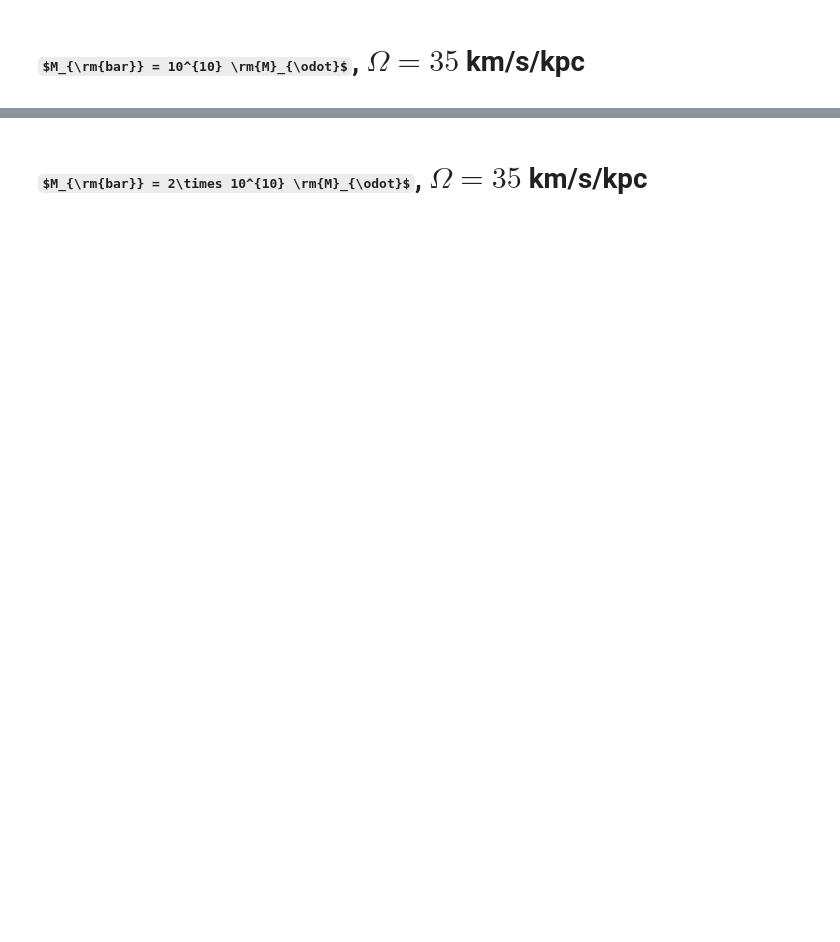
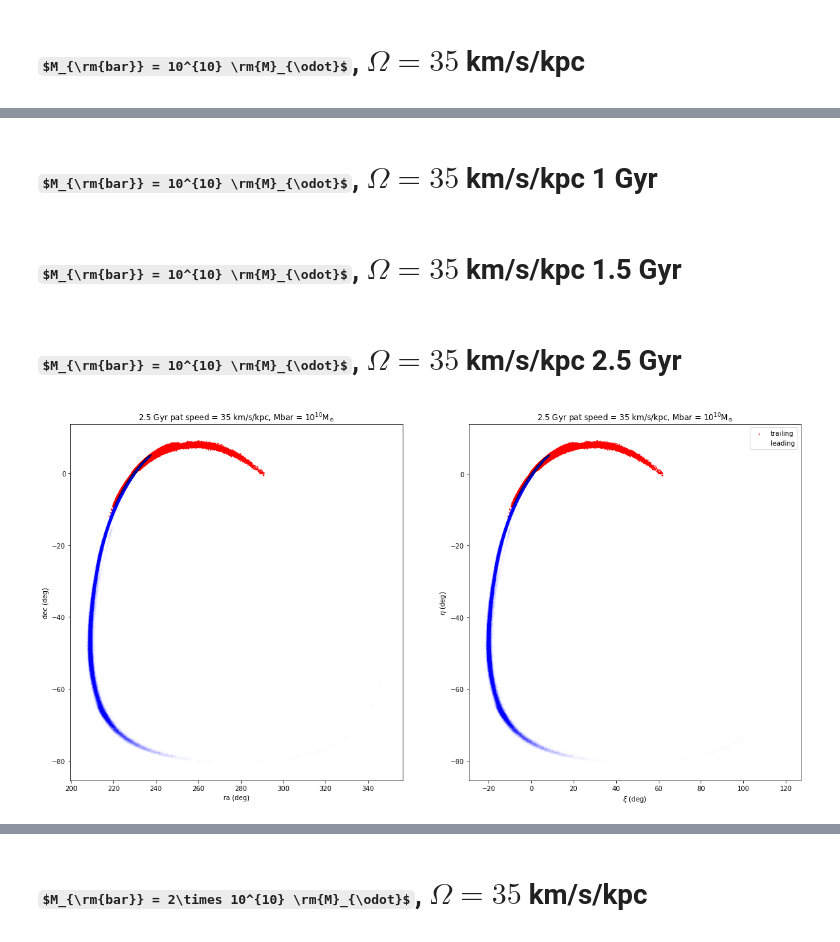
Before and after one commit to nbanik/Baryonic-effects-on-Pal5, a Jupyter notebook: plot_power_spectrum.ipynb, the cells around one changed output, grey strips where cells are left out. Cells and saved outputs as stored; diff of their text form; code cells hidden in the pictures; some formulas as TeX source; blank space fills up the shorter version.

```diff
--- a/plot_power_spectrum.ipynb
+++ b/plot_power_spectrum.ipynb
@@ -209,0 +271,2 @@ plt.show()
+# %% [markdown]
+# $M_{\rm{bar}} = 10^{10} \rm{M}_{\odot}$, $\Omega = 35$ km/s/kpc 1 Gyr
@@ -209,0 +303,2 @@ plt.show()
+# %% [markdown]
+# $M_{\rm{bar}} = 10^{10} \rm{M}_{\odot}$, $\Omega = 35$ km/s/kpc 1.5 Gyr
@@ -209,0 +335,34 @@ plt.show()
+# %% [markdown]
+# $M_{\rm{bar}} = 10^{10} \rm{M}_{\odot}$, $\Omega = 35$ km/s/kpc 2.5 Gyr
+# %%
+dir35_15='/home/nil/Dropbox/streamgap-pepper/sampled_SCFbar/1010Msun_patspeed35_2p5Gyrbar/trailing/'
+ra_t15, dec_t15,ra_l15,dec_l15=process_sample(dir35_15,out_format='radec')
+xi_t15,eta_t15,xi_l15,eta_l15=process_sample(dir35_15,out_format='xieta')
+
+
+#plot ra dec
+plt.figure(figsize=(20,10))
+plt.subplot(1,2,1)
+plt.scatter(ra_t15,dec_t15,s=1,c='r',label='trailing',rasterized=True)
+plt.scatter(ra_l15,dec_l15,s=1,c='b',label='leading',alpha=0.01,rasterized=True)
+#plt.xlim(190,360)
+#plt.ylim(-85,30)
+plt.xlabel('ra (deg)')
+plt.ylabel('dec (deg)')
+plt.title(r'2.5 Gyr pat speed = 35 km/s/kpc, Mbar = $10^{10} \rm{M}_{\odot}$')
+
+#plot xi, eta
+
+plt.subplot(1,2,2)
+plt.scatter(xi_t15,eta_t15,s=1,c='r',label='trailing',rasterized=True)
+plt.scatter(xi_l15,eta_l15,s=1,c='b',label='leading',alpha=0.01,rasterized=True)
+#plt.xlim(190,360)
+#plt.ylim(-85,30)
+plt.xlabel(r'$\xi$ (deg)')
+plt.ylabel(r'$\eta$ (deg)')
+plt.title(r'2.5 Gyr pat speed = 35 km/s/kpc, Mbar = $10^{10} \rm{M}_{\odot}$')
+plt.legend(loc='upper right')
+plt.savefig('2.5 Gyr_1010Msun_patspeed35_sky_coords.pdf',format='pdf')
+plt.show()
+# %% [output]
+[figure, added]
```
Also changed, not shown: parts of 33 cells of this notebook, 31 other files.
